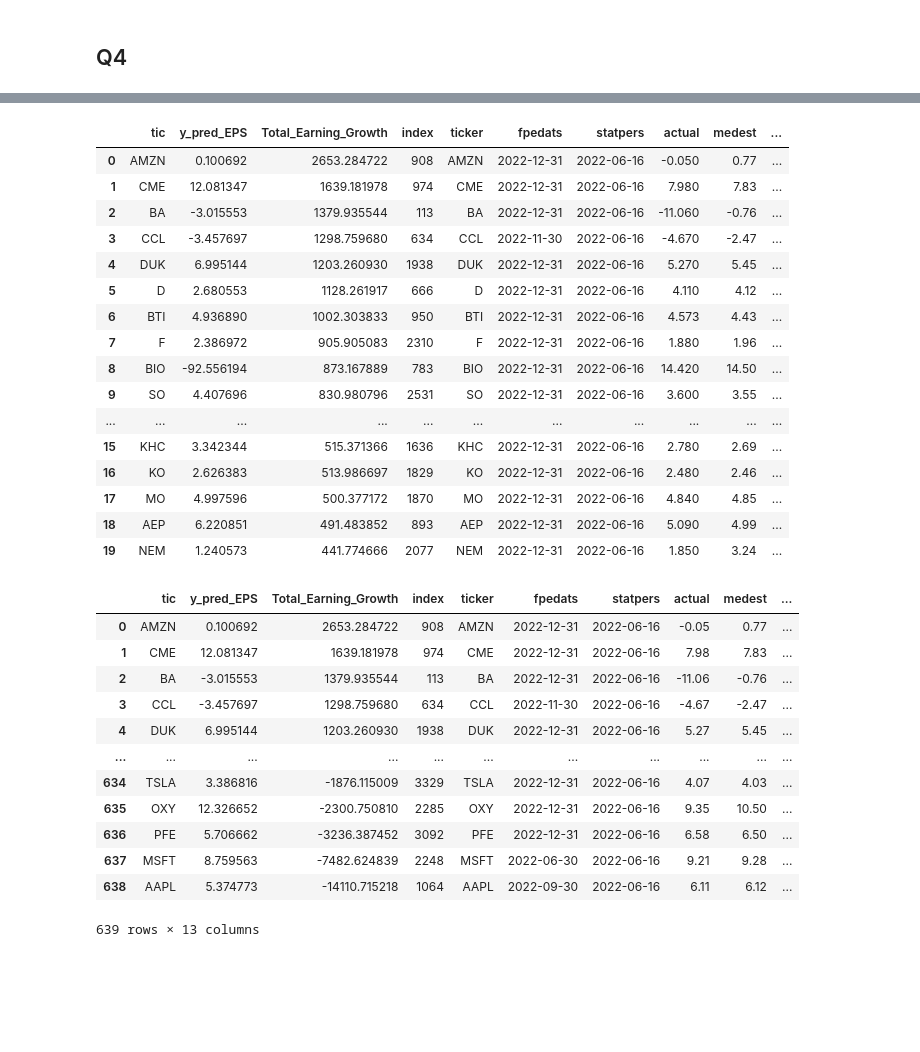
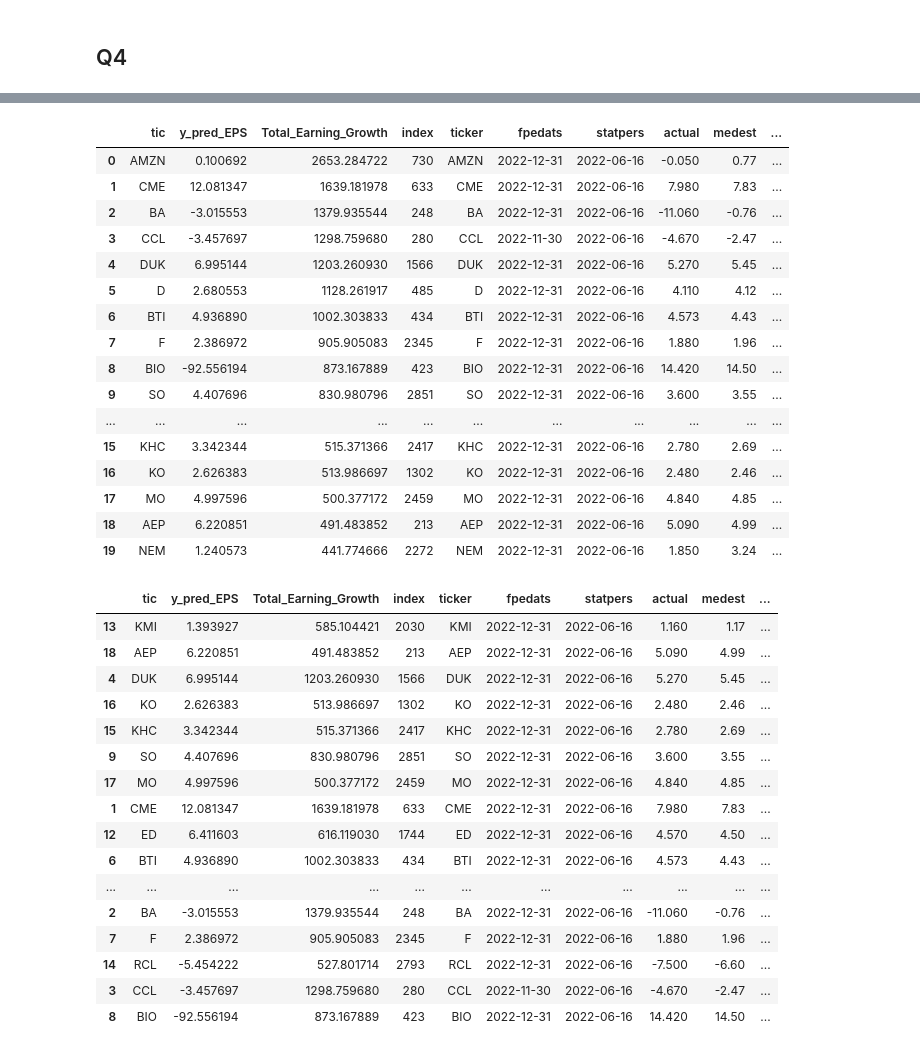
Before and after one commit to MapleKnightOfRiverwood/company-earining-projection, a Jupyter notebook: GA_Final.ipynb, the cells around one changed output, grey strips where cells are left out. Drawn from its saved outputs; the diff is of its cells as text; code cells hidden in the pictures; blank space fills up the shorter version.

```diff
--- a/GA_Final.ipynb
+++ b/GA_Final.ipynb
@@ -1262,45 +1262,51 @@ HVZ_one
 93     BEP    1.680737            564.806132
 # %%
 prediction_2022 = pd.merge(y_pred_df, df_analyst_raw_test_2022, how='inner', left_on=['tic'], right_on=['ticker'])
-prediction_2022 = prediction_2022.sort_values(by='Total_Earning_Growth', ascending=False)
+prediction_2022 = prediction_2022.head(20).sort_values(by='Total_Earning_Growth', ascending=False)
 prediction_2022.head(20)
 # %% [output]
 |  | tic | y_pred_EPS | Total_Earning_Growth | index | ticker | fpedats | statpers | actual | medest | ... |
-| 0 | AMZN | 0.100692 | 2653.284722 | 908 | AMZN | 2022-12-31 | 2022-06-16 | -0.050 | 0.77 | ... |
-| 1 | CME | 12.081347 | 1639.181978 | 974 | CME | 2022-12-31 | 2022-06-16 | 7.980 | 7.83 | ... |
-| 2 | BA | -3.015553 | 1379.935544 | 113 | BA | 2022-12-31 | 2022-06-16 | -11.060 | -0.76 | ... |
-| 3 | CCL | -3.457697 | 1298.759680 | 634 | CCL | 2022-11-30 | 2022-06-16 | -4.670 | -2.47 | ... |
-| 4 | DUK | 6.995144 | 1203.260930 | 1938 | DUK | 2022-12-31 | 2022-06-16 | 5.270 | 5.45 | ... |
-| 5 | D | 2.680553 | 1128.261917 | 666 | D | 2022-12-31 | 2022-06-16 | 4.110 | 4.12 | ... |
-| 6 | BTI | 4.936890 | 1002.303833 | 950 | BTI | 2022-12-31 | 2022-06-16 | 4.573 | 4.43 | ... |
-| 7 | F | 2.386972 | 905.905083 | 2310 | F | 2022-12-31 | 2022-06-16 | 1.880 | 1.96 | ... |
-| 8 | BIO | -92.556194 | 873.167889 | 783 | BIO | 2022-12-31 | 2022-06-16 | 14.420 | 14.50 | ... |
-| 9 | SO | 4.407696 | 830.980796 | 2531 | SO | 2022-12-31 | 2022-06-16 | 3.600 | 3.55 | ... |
+| 0 | AMZN | 0.100692 | 2653.284722 | 730 | AMZN | 2022-12-31 | 2022-06-16 | -0.050 | 0.77 | ... |
+| 1 | CME | 12.081347 | 1639.181978 | 633 | CME | 2022-12-31 | 2022-06-16 | 7.980 | 7.83 | ... |
+| 2 | BA | -3.015553 | 1379.935544 | 248 | BA | 2022-12-31 | 2022-06-16 | -11.060 | -0.76 | ... |
+| 3 | CCL | -3.457697 | 1298.759680 | 280 | CCL | 2022-11-30 | 2022-06-16 | -4.670 | -2.47 | ... |
+| 4 | DUK | 6.995144 | 1203.260930 | 1566 | DUK | 2022-12-31 | 2022-06-16 | 5.270 | 5.45 | ... |
+| 5 | D | 2.680553 | 1128.261917 | 485 | D | 2022-12-31 | 2022-06-16 | 4.110 | 4.12 | ... |
+| 6 | BTI | 4.936890 | 1002.303833 | 434 | BTI | 2022-12-31 | 2022-06-16 | 4.573 | 4.43 | ... |
+| 7 | F | 2.386972 | 905.905083 | 2345 | F | 2022-12-31 | 2022-06-16 | 1.880 | 1.96 | ... |
+| 8 | BIO | -92.556194 | 873.167889 | 423 | BIO | 2022-12-31 | 2022-06-16 | 14.420 | 14.50 | ... |
+| 9 | SO | 4.407696 | 830.980796 | 2851 | SO | 2022-12-31 | 2022-06-16 | 3.600 | 3.55 | ... |
 | ... | ... | ... | ... | ... | ... | ... | ... | ... | ... | ... |
-| 15 | KHC | 3.342344 | 515.371366 | 1636 | KHC | 2022-12-31 | 2022-06-16 | 2.780 | 2.69 | ... |
-| 16 | KO | 2.626383 | 513.986697 | 1829 | KO | 2022-12-31 | 2022-06-16 | 2.480 | 2.46 | ... |
-| 17 | MO | 4.997596 | 500.377172 | 1870 | MO | 2022-12-31 | 2022-06-16 | 4.840 | 4.85 | ... |
-| 18 | AEP | 6.220851 | 491.483852 | 893 | AEP | 2022-12-31 | 2022-06-16 | 5.090 | 4.99 | ... |
-| 19 | NEM | 1.240573 | 441.774666 | 2077 | NEM | 2022-12-31 | 2022-06-16 | 1.850 | 3.24 | ... |
+| 15 | KHC | 3.342344 | 515.371366 | 2417 | KHC | 2022-12-31 | 2022-06-16 | 2.780 | 2.69 | ... |
+| 16 | KO | 2.626383 | 513.986697 | 1302 | KO | 2022-12-31 | 2022-06-16 | 2.480 | 2.46 | ... |
+| 17 | MO | 4.997596 | 500.377172 | 2459 | MO | 2022-12-31 | 2022-06-16 | 4.840 | 4.85 | ... |
+| 18 | AEP | 6.220851 | 491.483852 | 213 | AEP | 2022-12-31 | 2022-06-16 | 5.090 | 4.99 | ... |
+| 19 | NEM | 1.240573 | 441.774666 | 2272 | NEM | 2022-12-31 | 2022-06-16 | 1.850 | 3.24 | ... |
 # %%
 Accuracy_2019 = prediction_2019[['tic', 'accuracy']]
-prediction_2022 = pd.merge(prediction_2022, Accuracy_2019, how='inner', left_on=['tic'], right_on=['tic'])
+prediction_2022 = pd.merge(prediction_2022.head(20), Accuracy_2019, how='inner', left_on=['tic'], right_on=['tic'])
+
+prediction_2022.sort_values(by="accuracy", ascending=True, inplace=True)
 prediction_2022
 # With accuracy from 2019 prediction
 # %% [output]
 |  | tic | y_pred_EPS | Total_Earning_Growth | index | ticker | fpedats | statpers | actual | medest | ... |
-| 0 | AMZN | 0.100692 | 2653.284722 | 908 | AMZN | 2022-12-31 | 2022-06-16 | -0.05 | 0.77 | ... |
-| 1 | CME | 12.081347 | 1639.181978 | 974 | CME | 2022-12-31 | 2022-06-16 | 7.98 | 7.83 | ... |
-| 2 | BA | -3.015553 | 1379.935544 | 113 | BA | 2022-12-31 | 2022-06-16 | -11.06 | -0.76 | ... |
-| 3 | CCL | -3.457697 | 1298.759680 | 634 | CCL | 2022-11-30 | 2022-06-16 | -4.67 | -2.47 | ... |
-| 4 | DUK | 6.995144 | 1203.260930 | 1938 | DUK | 2022-12-31 | 2022-06-16 | 5.27 | 5.45 | ... |
+| 13 | KMI | 1.393927 | 585.104421 | 2030 | KMI | 2022-12-31 | 2022-06-16 | 1.160 | 1.17 | ... |
+| 18 | AEP | 6.220851 | 491.483852 | 213 | AEP | 2022-12-31 | 2022-06-16 | 5.090 | 4.99 | ... |
+| 4 | DUK | 6.995144 | 1203.260930 | 1566 | DUK | 2022-12-31 | 2022-06-16 | 5.270 | 5.45 | ... |
+| 16 | KO | 2.626383 | 513.986697 | 1302 | KO | 2022-12-31 | 2022-06-16 | 2.480 | 2.46 | ... |
+| 15 | KHC | 3.342344 | 515.371366 | 2417 | KHC | 2022-12-31 | 2022-06-16 | 2.780 | 2.69 | ... |
+| 9 | SO | 4.407696 | 830.980796 | 2851 | SO | 2022-12-31 | 2022-06-16 | 3.600 | 3.55 | ... |
+| 17 | MO | 4.997596 | 500.377172 | 2459 | MO | 2022-12-31 | 2022-06-16 | 4.840 | 4.85 | ... |
+| 1 | CME | 12.081347 | 1639.181978 | 633 | CME | 2022-12-31 | 2022-06-16 | 7.980 | 7.83 | ... |
+| 12 | ED | 6.411603 | 616.119030 | 1744 | ED | 2022-12-31 | 2022-06-16 | 4.570 | 4.50 | ... |
+| 6 | BTI | 4.936890 | 1002.303833 | 434 | BTI | 2022-12-31 | 2022-06-16 | 4.573 | 4.43 | ... |
 | ... | ... | ... | ... | ... | ... | ... | ... | ... | ... | ... |
-| 634 | TSLA | 3.386816 | -1876.115009 | 3329 | TSLA | 2022-12-31 | 2022-06-16 | 4.07 | 4.03 | ... |
-| 635 | OXY | 12.326652 | -2300.750810 | 2285 | OXY | 2022-12-31 | 2022-06-16 | 9.35 | 10.50 | ... |
-| 636 | PFE | 5.706662 | -3236.387452 | 3092 | PFE | 2022-12-31 | 2022-06-16 | 6.58 | 6.50 | ... |
-| 637 | MSFT | 8.759563 | -7482.624839 | 2248 | MSFT | 2022-06-30 | 2022-06-16 | 9.21 | 9.28 | ... |
-| 638 | AAPL | 5.374773 | -14110.715218 | 1064 | AAPL | 2022-09-30 | 2022-06-16 | 6.11 | 6.12 | ... |
+| 2 | BA | -3.015553 | 1379.935544 | 248 | BA | 2022-12-31 | 2022-06-16 | -11.060 | -0.76 | ... |
+| 7 | F | 2.386972 | 905.905083 | 2345 | F | 2022-12-31 | 2022-06-16 | 1.880 | 1.96 | ... |
+| 14 | RCL | -5.454222 | 527.801714 | 2793 | RCL | 2022-12-31 | 2022-06-16 | -7.500 | -6.60 | ... |
+| 3 | CCL | -3.457697 | 1298.759680 | 280 | CCL | 2022-11-30 | 2022-06-16 | -4.670 | -2.47 | ... |
+| 8 | BIO | -92.556194 | 873.167889 | 423 | BIO | 2022-12-31 | 2022-06-16 | 14.420 | 14.50 | ... |
-639 rows × 13 columns
 # %%
 # 2022 Prediciton, EPS prediction
 models = {'HVZ_one': models['HVZ_one']}
```
Also changed, not shown: parts of 5 cells of this notebook.
